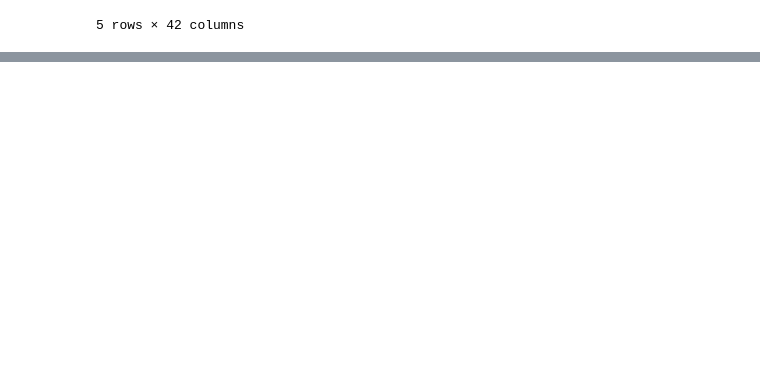
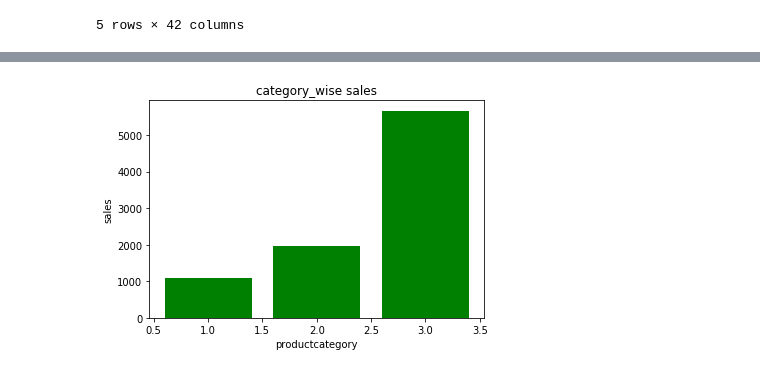
Before and after one commit to susmithareddy13/Analysis-Building-various-models-using-ML-NLP, a Jupyter notebook: walmart_code.ipynb, the cells around one changed output, grey strips where cells are left out. Drawn from its saved outputs; the diff is of its cells as text; code cells hidden in the pictures; blank space fills up the shorter version.

```diff
--- a/walmart_code.ipynb
+++ b/walmart_code.ipynb
@@ -977,0 +1108,9 @@ final_z.info()
+# %%
+plt.bar(train.ProductCategory , train.Sales,color='g')
+#.plot(year, pop_india, color='orange')
+plt.ylabel('sales')
+plt.xlabel('productcategory')
+plt.title('category_wise sales')
+plt.show()
+# %% [output]
+[figure, added]
```
Also changed, not shown: parts of 20 cells of this notebook.
